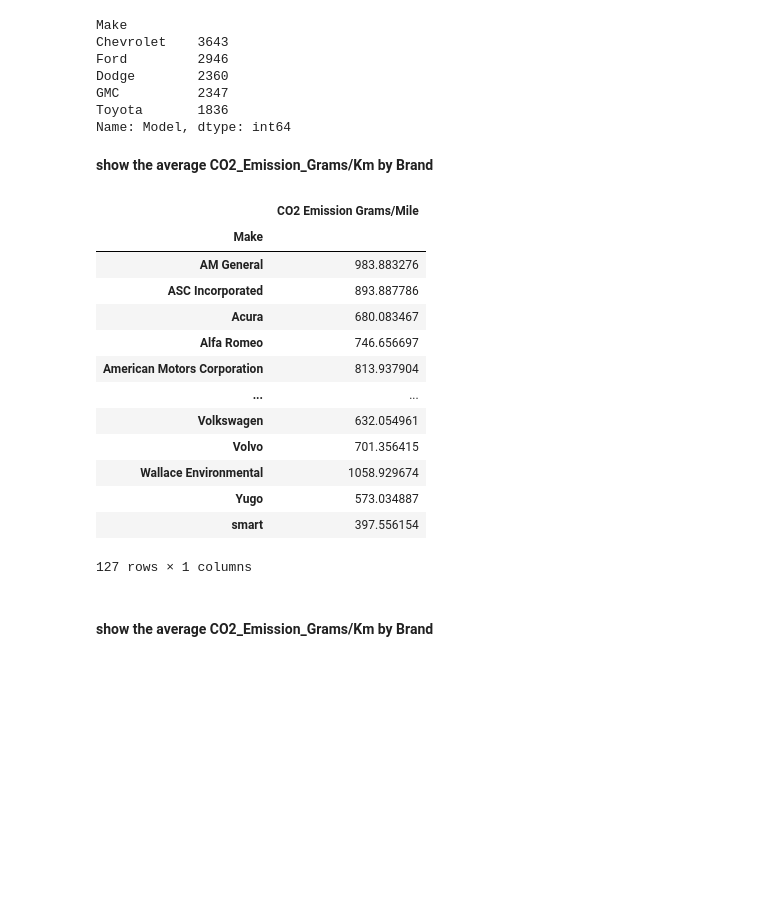
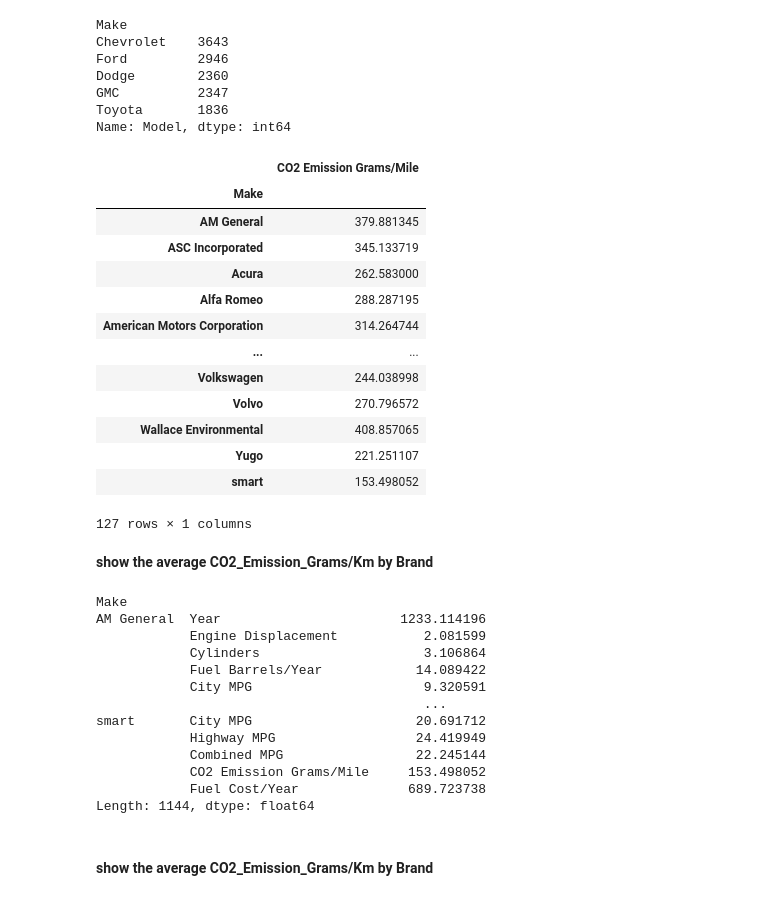
Before and after one commit to Sholypop/Lab, a Jupyter notebook: week2/Lab_Pandas_Grouping_Data_Vehicles.ipynb, the cells around one changed output. Drawn from its saved outputs; the diff is of its cells as text; code cells hidden in the pictures; blank space fills up the shorter version.

```diff
--- a/week2/Lab_Pandas_Grouping_Data_Vehicles.ipynb
+++ b/week2/Lab_Pandas_Grouping_Data_Vehicles.ipynb
@@ -62,26 +62,42 @@ Dodge        2360
 GMC          2347
 Toyota       1836
 Name: Model, dtype: int64
+# %%
+cars.groupby('Make')[['CO2 Emission Grams/Mile']].apply(lambda x: x.mean()/1.60934)
+# %% [output]
+|  | CO2 Emission Grams/Mile |
+| Make |  |
+| AM General | 379.881345 |
+| ASC Incorporated | 345.133719 |
+| Acura | 262.583000 |
+| Alfa Romeo | 288.287195 |
+| American Motors Corporation | 314.264744 |
+| ... | ... |
+| Volkswagen | 244.038998 |
+| Volvo | 270.796572 |
+| Wallace Environmental | 408.857065 |
+| Yugo | 221.251107 |
+| smart | 153.498052 |
+127 rows × 1 columns
 # %% [markdown]
 <b>show the average CO2_Emission_Grams/Km  by Brand
 # %%
 ### your code us here
-cars.groupby('Make')[['CO2 Emission Grams/Mile']].apply(lambda x: x.mean()*1.60934)
+cars.groupby('Make').apply(lambda x: x.mean()/1.60934)
 # %% [output]
-|  | CO2 Emission Grams/Mile |
-| Make |  |
-| AM General | 983.883276 |
-| ASC Incorporated | 893.887786 |
-| Acura | 680.083467 |
-| Alfa Romeo | 746.656697 |
-| American Motors Corporation | 813.937904 |
-| ... | ... |
-| Volkswagen | 632.054961 |
-| Volvo | 701.356415 |
-| Wallace Environmental | 1058.929674 |
-| Yugo | 573.034887 |
-| smart | 397.556154 |
-127 rows × 1 columns
+Make
+AM General  Year                       1233.114196
+            Engine Displacement           2.081599
+            Cylinders                     3.106864
+            Fuel Barrels/Year            14.089422
+            City MPG                      9.320591
+                                          ...
+smart       City MPG                     20.691712
+            Highway MPG                  24.419949
+            Combined MPG                 22.245144
+            CO2 Emission Grams/Mile     153.498052
+            Fuel Cost/Year              689.723738
+Length: 1144, dtype: float64
 # %% [markdown]
 #### show the average CO2_Emission_Grams/Km by Brand
 # %%
```
Also changed, not shown: parts of 10 cells of this notebook, 5 other files.
